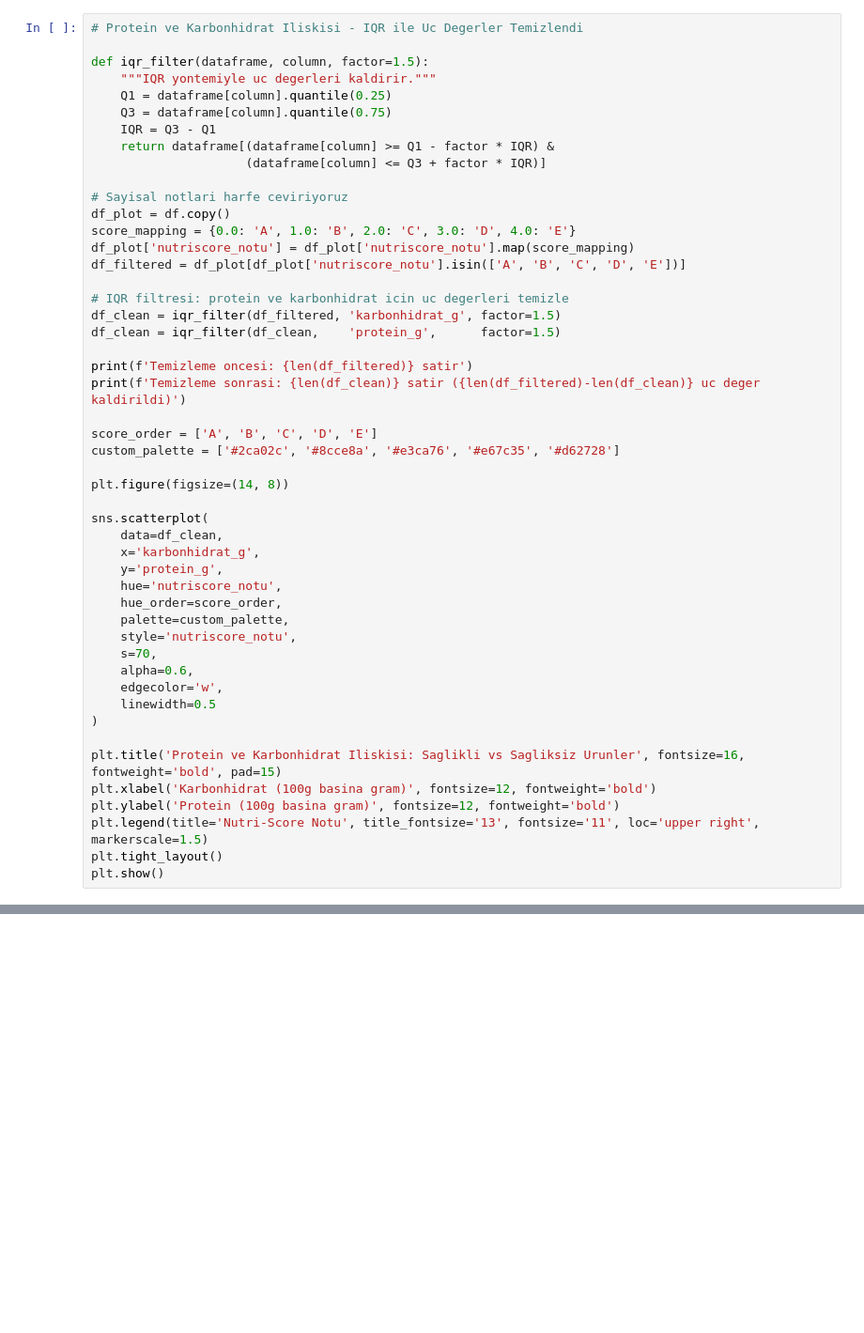
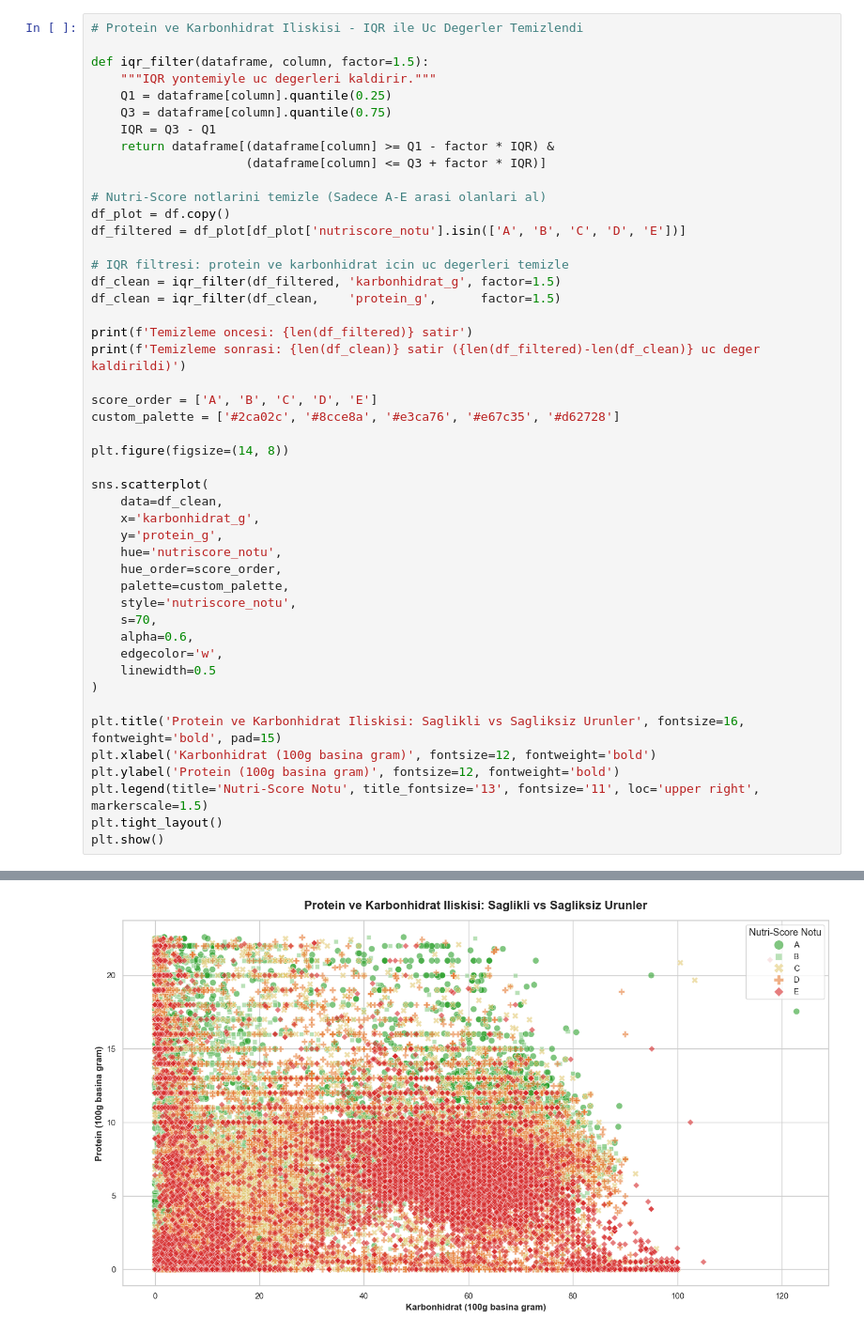
Before and after one commit to oguzhanerbil/food-health-predictor, a Jupyter notebook: prediction/oktay/analizler.ipynb, the cells around one changed output, grey strips where cells are left out. Shown at 94% size. Cells and saved outputs as stored; diff of their text form; blank space fills up the shorter version.

```diff
--- a/prediction/oktay/analizler.ipynb
+++ b/prediction/oktay/analizler.ipynb
@@ -37,10 +57,8 @@ def iqr_filter(dataframe, column, factor=1.5):
     return dataframe[(dataframe[column] >= Q1 - factor * IQR) &
                      (dataframe[column] <= Q3 + factor * IQR)]
 
-# Sayisal notlari harfe ceviriyoruz
+# Nutri-Score notlarini temizle (Sadece A-E arasi olanlari al)
 df_plot = df.copy()
-score_mapping = {0.0: 'A', 1.0: 'B', 2.0: 'C', 3.0: 'D', 4.0: 'E'}
-df_plot['nutriscore_notu'] = df_plot['nutriscore_notu'].map(score_mapping)
 df_filtered = df_plot[df_plot['nutriscore_notu'].isin(['A', 'B', 'C', 'D', 'E'])]
 
 # IQR filtresi: protein ve karbonhidrat icin uc degerleri temizle
@@ -75,3 +93,4 @@ plt.ylabel('Protein (100g basina gram)', fontsize=12, fontweight='bold')
 plt.legend(title='Nutri-Score Notu', title_fontsize='13', fontsize='11', loc='upper right', markerscale=1.5)
 plt.tight_layout()
 plt.show()
+# %% [output]
@@ -78,3 +99,4 @@ plt.show()
+[figure, added]
 # %%
 # Tuz ve Seker Tehlikesi: Nutri-Score Sinifina Gore Dagilim
 fig, axes = plt.subplots(1, 2, figsize=(16, 7))
```
Also changed, not shown: parts of 5 cells of this notebook, 2 other files.
